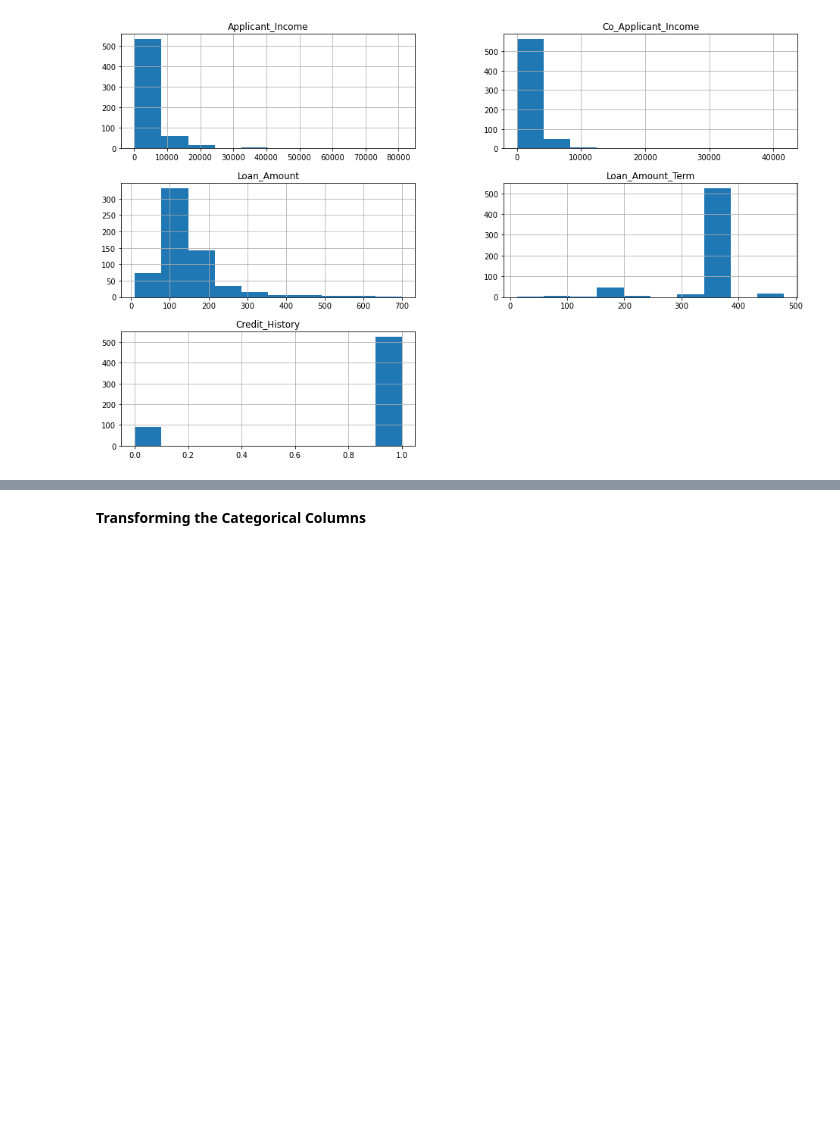
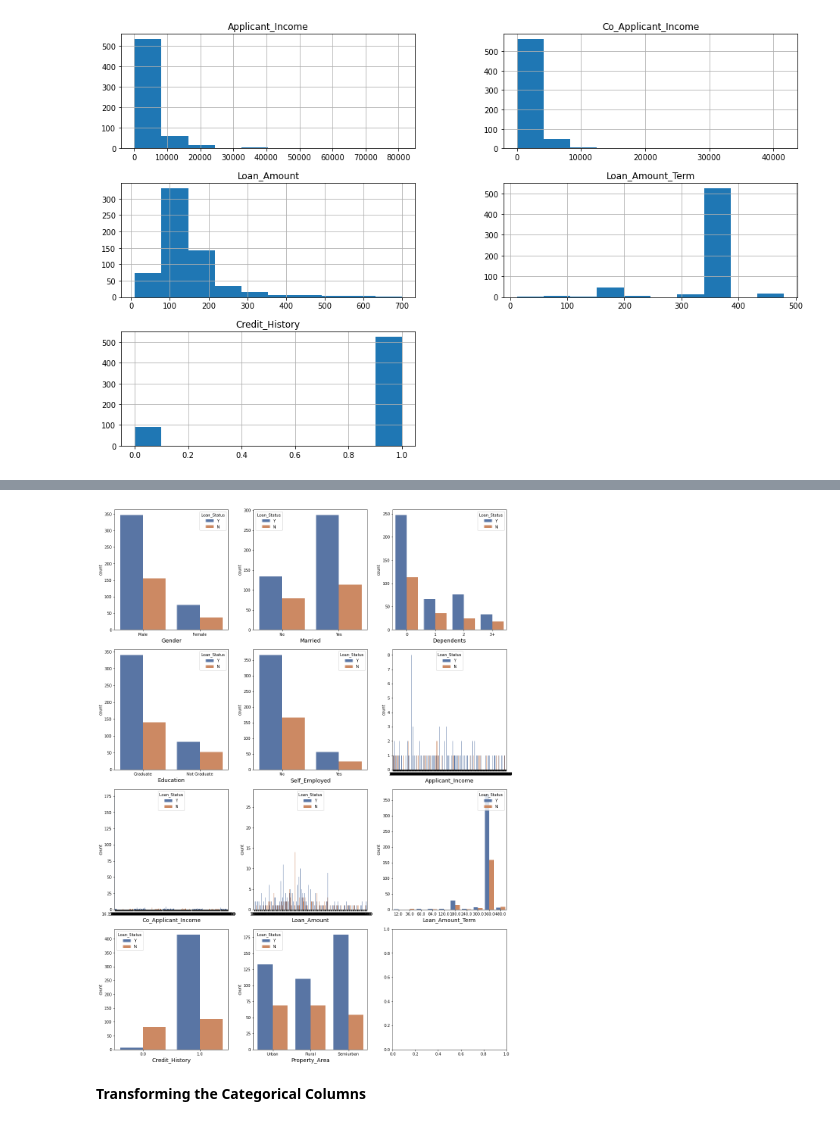
Before and after one commit to Placidus-Ali/intermediate_projects, a Jupyter notebook: machine_learning_projects/project_2.ipynb, the cells around one changed output, grey strips where cells are left out. Drawn from its saved outputs; the diff is of its cells as text; code cells hidden in the pictures; blank space fills up the shorter version.

```diff
--- a/machine_learning_projects/project_2.ipynb
+++ b/machine_learning_projects/project_2.ipynb
@@ -177,10 +177,3 @@ Index(['Gender', 'Married', 'Dependents', 'Education', 'Self_Employed',
 df.hist(figsize=[16,10]);
 # %% [output]
 [figure]
-# %%
-cat = df.columns
-for i in cat[:-1]:
-    plt.figure(figsize=(15,10))
-    plt.subplot(2,3,2)
-    sns.countplot(x=i ,hue='Loan_Status', data=df ,palette='deep')
-    plt.xlabel(i, fontsize=14)
@@ -199,3 +180,12 @@ for i in cat[:-1]:
+# %%
+cat = df.columns
+fig, axes = plt.subplots(nrows=4, ncols=3, figsize=(15, 20))
+for i, ax in zip(cat[:-1], axes.flatten()):
+    sns.countplot(x=i, hue='Loan_Status', data=df, palette='deep', ax=ax)
+    ax.set_xlabel(i, fontsize=14)
+plt.tight_layout()
+# %% [output]
+[figure, added]
 # %% [markdown]
 **Transforming the Categorical Columns**
 # %%
```
Also changed, not shown: parts of 20 cells of this notebook.
